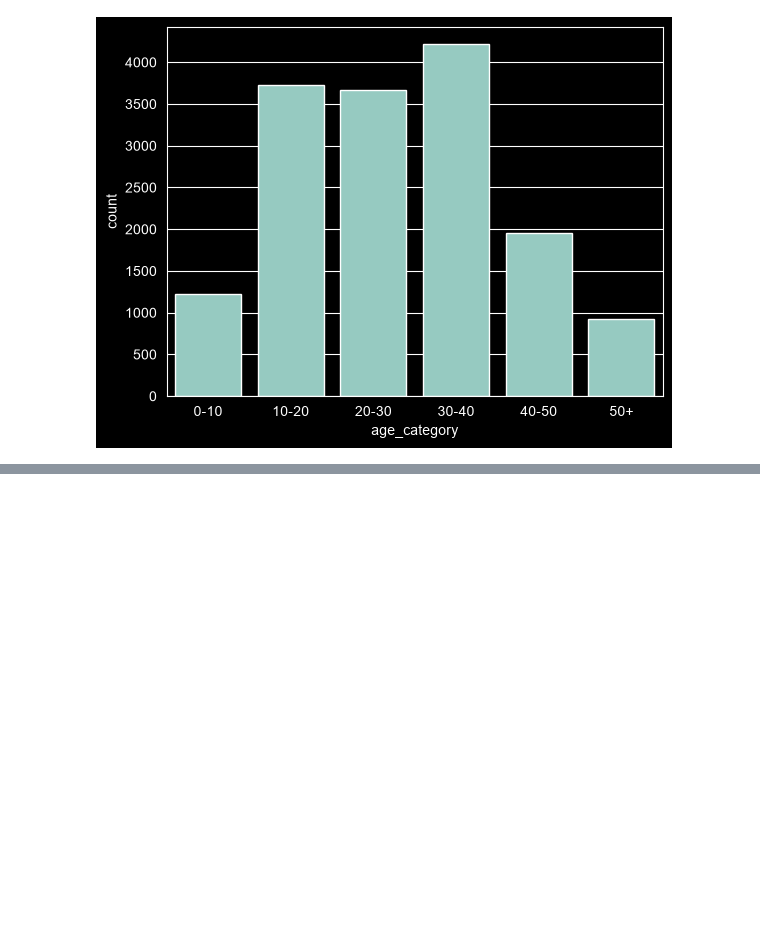
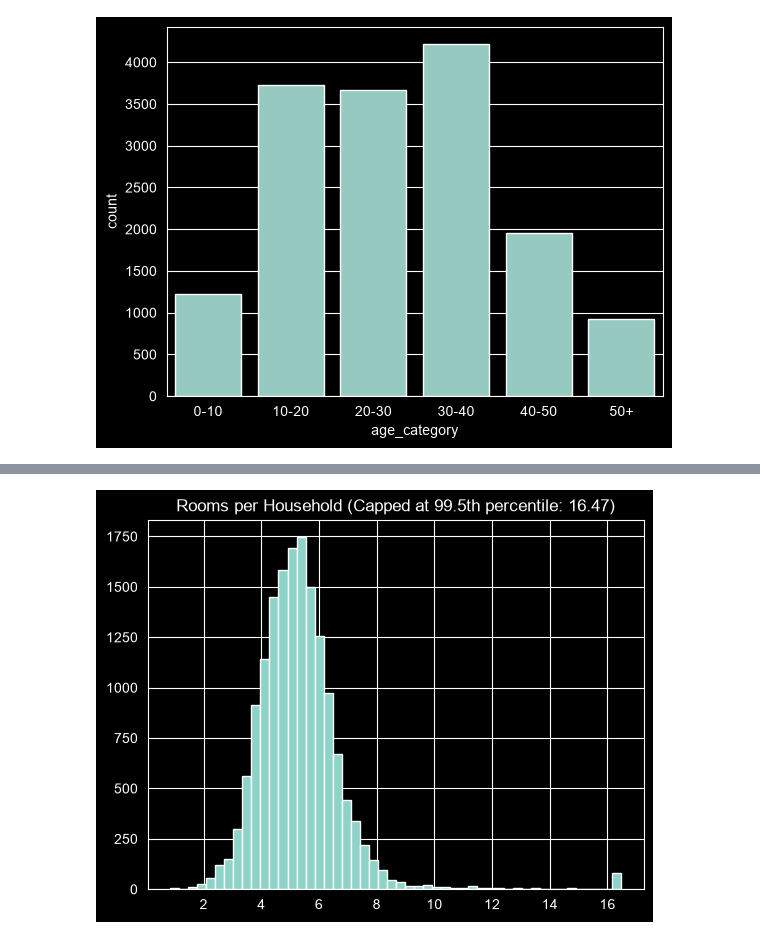
Before and after one commit to Nezzusa/HousingPredictionML, a Jupyter notebook: data Analysis.ipynb, the cells around one changed output, grey strips where cells are left out. Saved outputs shown, nothing was run; the diff lists cells and outputs as text; code cells hidden in the pictures; blank space fills up the shorter version.

```diff
--- a/data Analysis.ipynb
+++ b/data Analysis.ipynb
@@ -265,0 +285,10 @@ train_set.head()
+# %%
+
+upper_limit = train_set['rooms_per_household'].quantile(0.995)
+train_set['rooms_per_household_capped'] = train_set['rooms_per_household'].clip(upper=upper_limit)
+
+train_set['rooms_per_household_capped'].hist(bins=50)
+plt.title(f"Rooms per Household (Capped at 99.5th percentile: {upper_limit:.2f})")
+plt.show()
+# %% [output]
+[figure, added]
```
Also changed, not shown: parts of 6 cells of this notebook.
